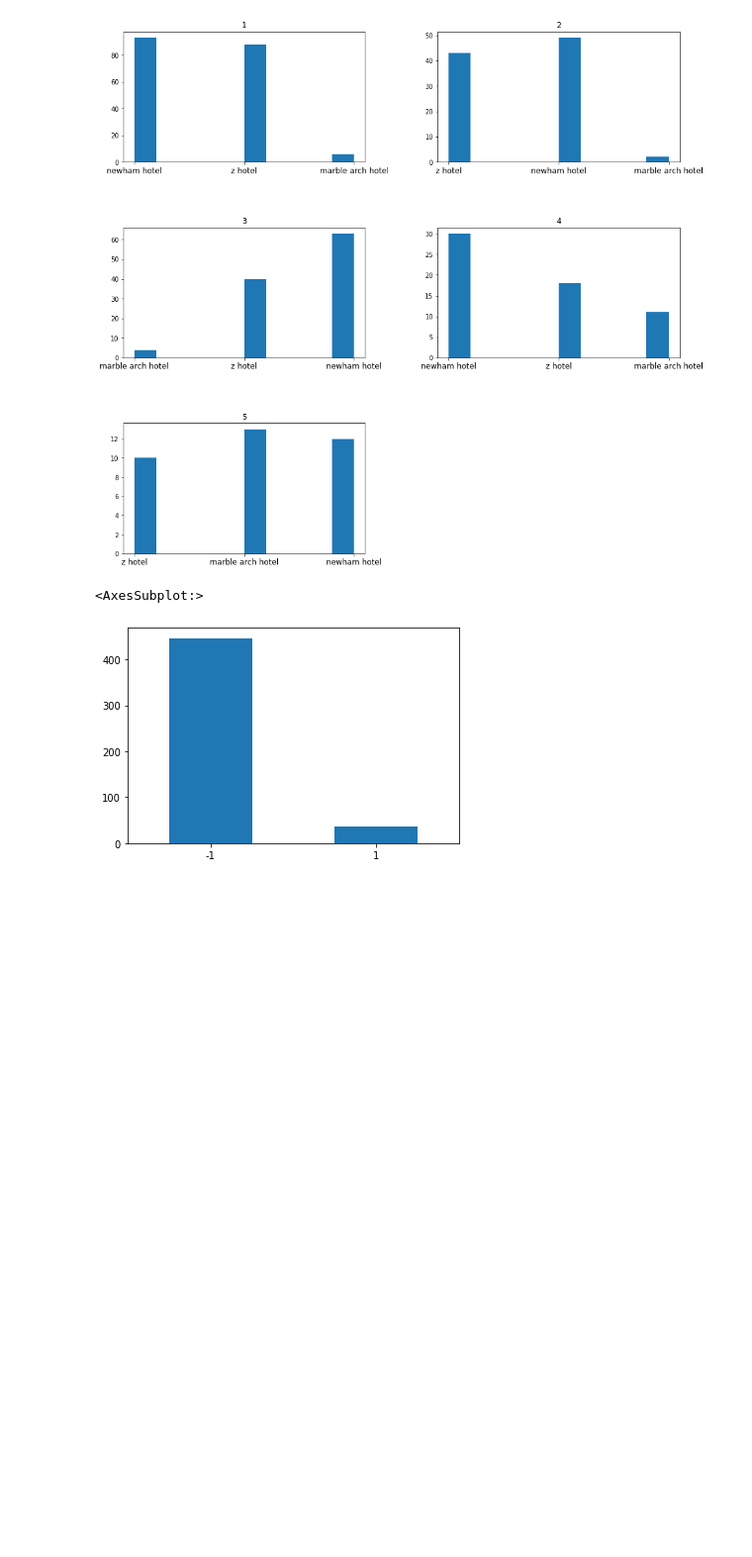
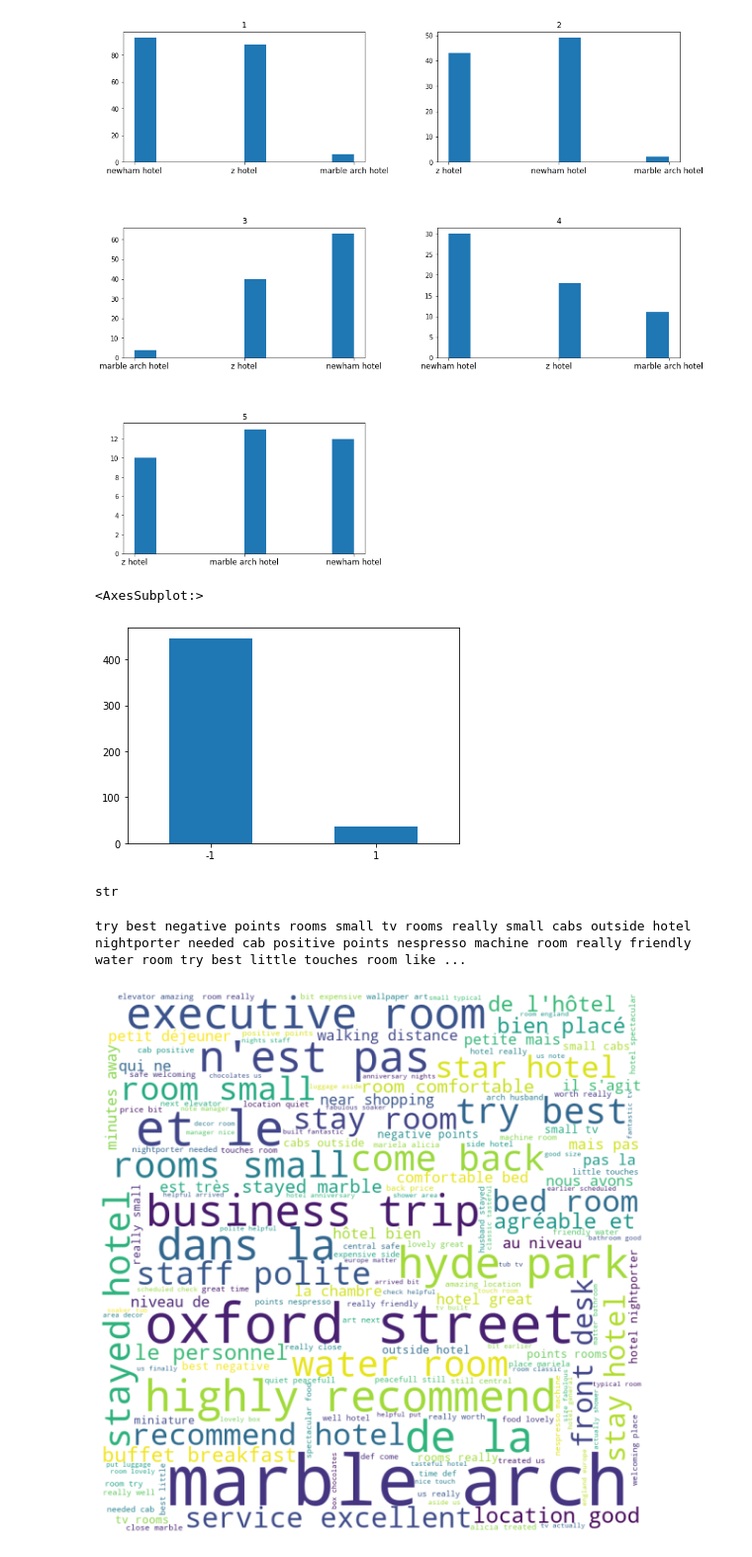
Before and after one commit to syedmuhammadshahrukh/nlp-sentiment-analysis, a Jupyter notebook: main.ipynb, the cells around one changed output. Shown: that part at 99% size. Saved outputs shown, nothing was run; the diff lists cells and outputs as text; code cells hidden in the pictures; blank space fills up the shorter version.

```diff
--- a/main.ipynb
+++ b/main.ipynb
@@ -308,3 +357,24 @@ filtered_data['Ambigous'].value_counts().plot.bar(rot=0)
 # %% [output]
 <AxesSubplot:>
 [figure]
+# %%
+def concatenate_content(data):
+    positive_doc = []
+    negative_doc = []
+    for i in data.index:
+        row = data.loc[i, 'Ambigous']
+        text = data.loc[i, 'Review Text']
+        if(row == 1):
+            positive_doc.append(text)
+        else:
+            negative_doc.append(text)
+    return positive_doc, negative_doc
+# %%
+positive, negative = concatenate_content(filtered_data)
+# %%
+positive_concat = " ".join(positive)
+negative_concat = " ".join(negative)
+# %%
+type(positive_concat)
+# %% [output]
+str
@@ -310,0 +419,29 @@ filtered_data['Ambigous'].value_counts().plot.bar(rot=0)
+# %%
+print(positive_concat)
+# %% [output]
+try best negative points rooms small tv rooms really small cabs outside hotel nightporter needed cab positive points nespresso machine room really friendly water room try best little touches room like ...
+# %%
+from wordcloud import WordCloud, STOPWORDS
+import matplotlib.pyplot as plt
+import pandas as pd
+comment_words = ''
+stopwords = set(STOPWORDS)
+tokens = tokenize(str(positive_concat))
+for i in range(len(tokens)):
+        tokens[i] = tokens[i].lower()
+        comment_words += " ".join(tokens)+" "
+
+wordcloud = WordCloud(width = 800, height = 800,
+                background_color ='white',
+                stopwords = stopwords,
+                min_font_size = 10).generate(comment_words)
+
+# plot the WordCloud image
+plt.figure(figsize = (8, 8), facecolor = None)
+plt.imshow(wordcloud)
+plt.axis("off")
+plt.tight_layout(pad = 0)
+
+plt.show()
+# %% [output]
+[figure, added]
```
Also changed, not shown: parts of 11 cells of this notebook, 2 other files.
